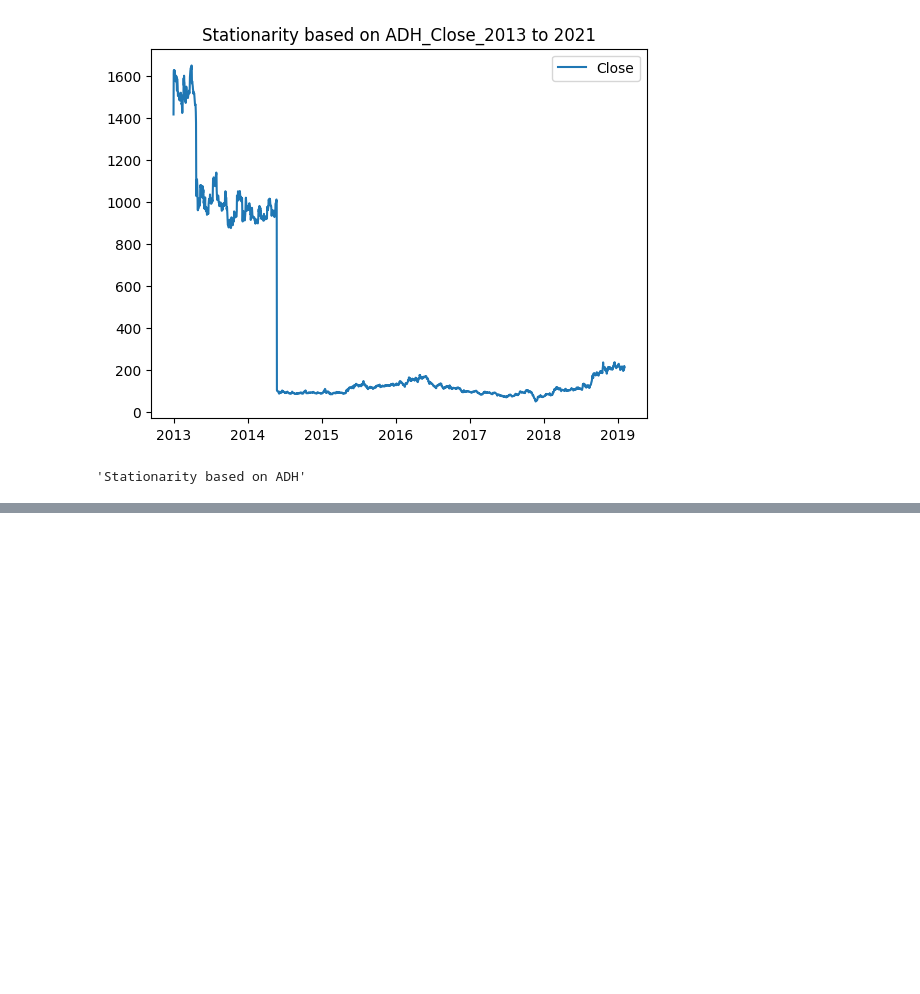
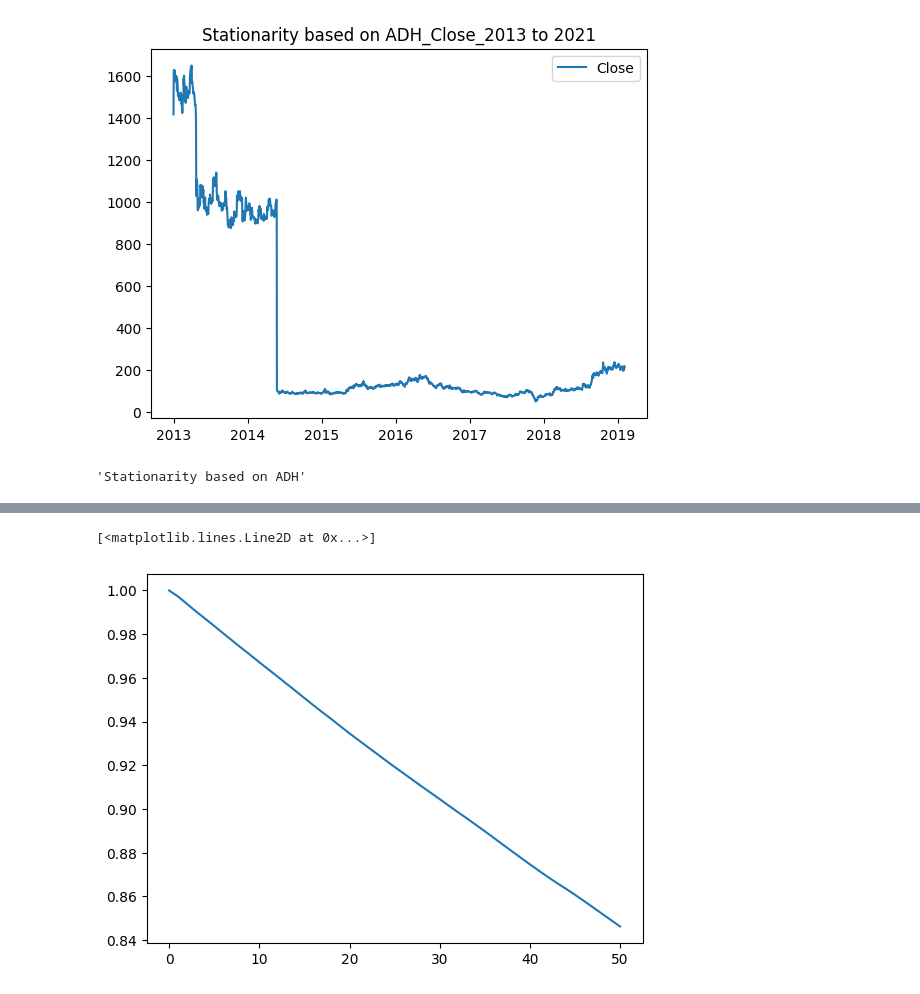
Before and after one commit to ShameemBanuAI/Time-Series-Analysis, a Jupyter notebook: TimeSeries-stationarity.ipynb, the cells around one changed output, grey strips where cells are left out. Drawn from its saved outputs; the diff is of its cells as text; code cells hidden in the pictures; blank space fills up the shorter version.

```diff
--- a/TimeSeries-stationarity.ipynb
+++ b/TimeSeries-stationarity.ipynb
@@ -193,0 +206,5 @@ Accept Alternate hypothesis:Stationarity
+# %%
+plt.plot(acf(dataset["Close"],nlags=50))
+# %% [output]
+[<matplotlib.lines.Line2D at 0x...>]
+[figure, added]
```
Also changed, not shown: parts of 11 cells of this notebook.
